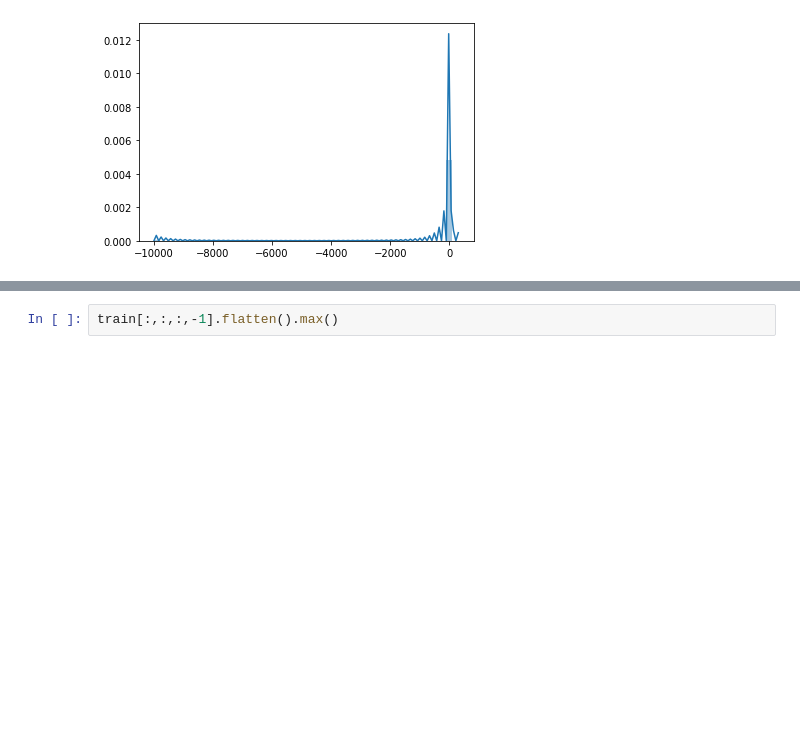
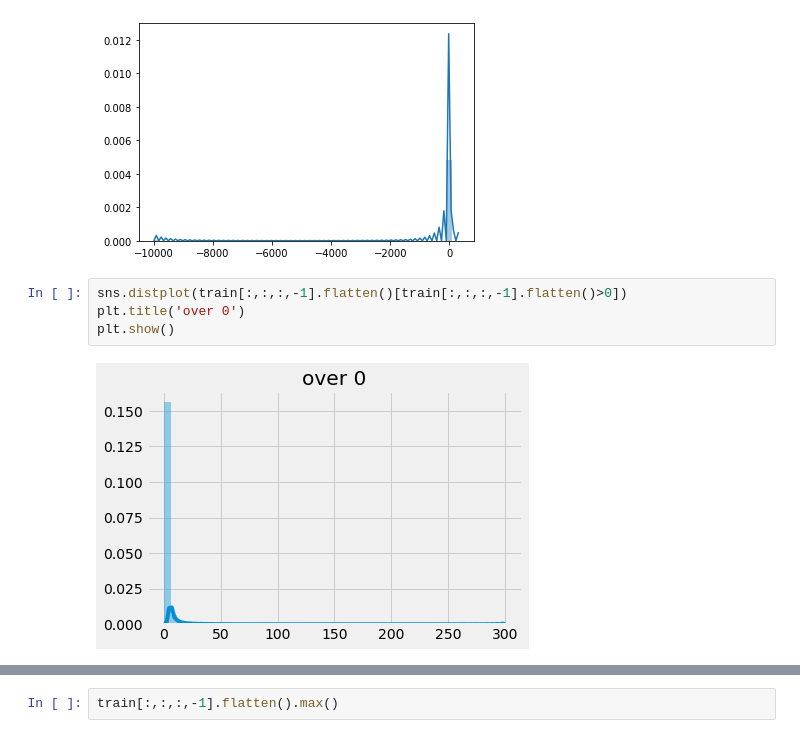
Before and after one commit to deagwon97/dacon-satellite-precipitation, a Jupyter notebook: Dacon_satellite_baseline_bg.ipynb, the cells around one changed output, grey strips where cells are left out. Saved outputs shown, nothing was run; the diff lists cells and outputs as text; blank space fills up the shorter version.

```diff
--- a/Dacon_satellite_baseline_bg.ipynb
+++ b/Dacon_satellite_baseline_bg.ipynb
@@ -79,3 +81,9 @@ sns.distplot(train[:,:,:,-1].flatten())
 # %% [output]
 <matplotlib.axes._subplots.AxesSubplot at 0x...>
 [figure]
+# %%
+sns.distplot(train[:,:,:,-1].flatten()[train[:,:,:,-1].flatten()>0])
+plt.title('over 0')
+plt.show()
+# %% [output]
+[figure, added]
```
Also changed, not shown: parts of 24 cells of this notebook.
